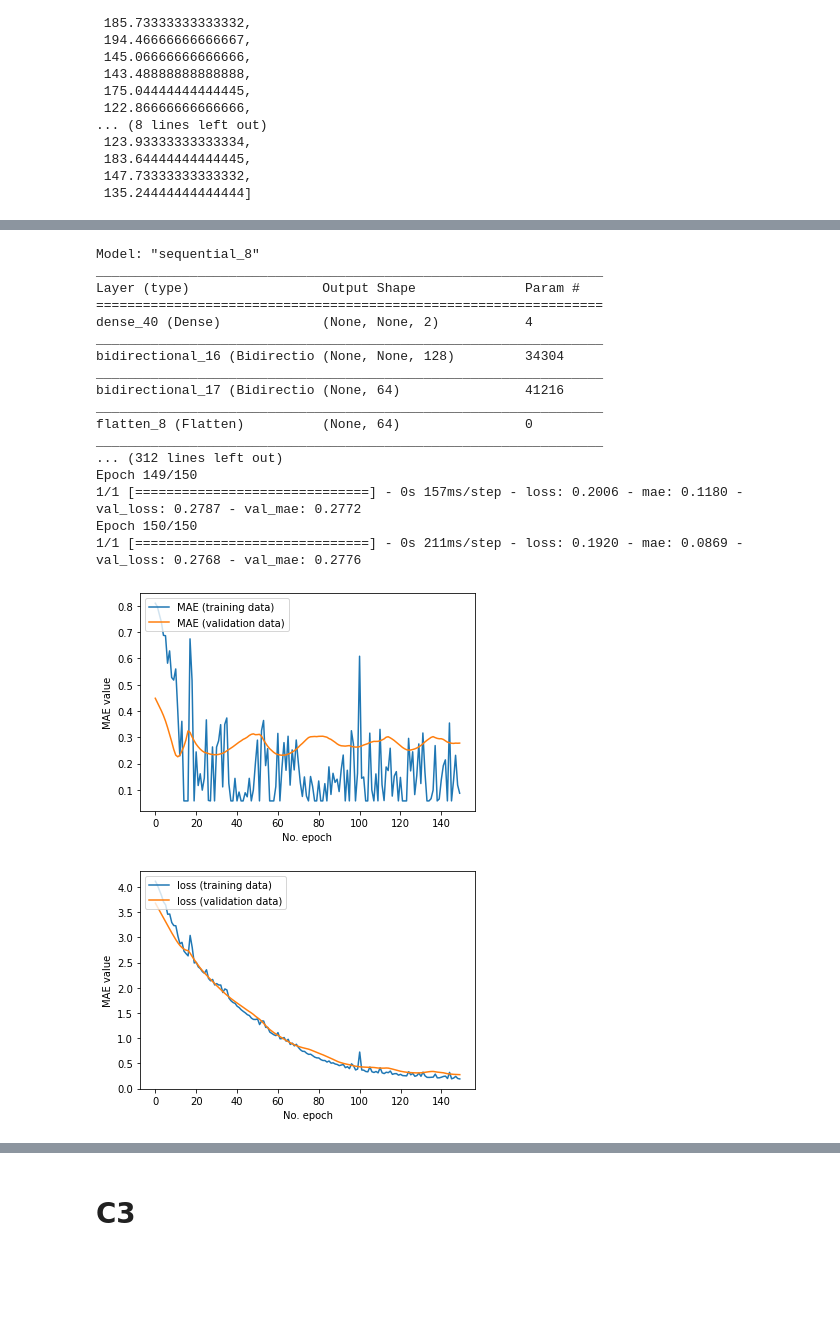
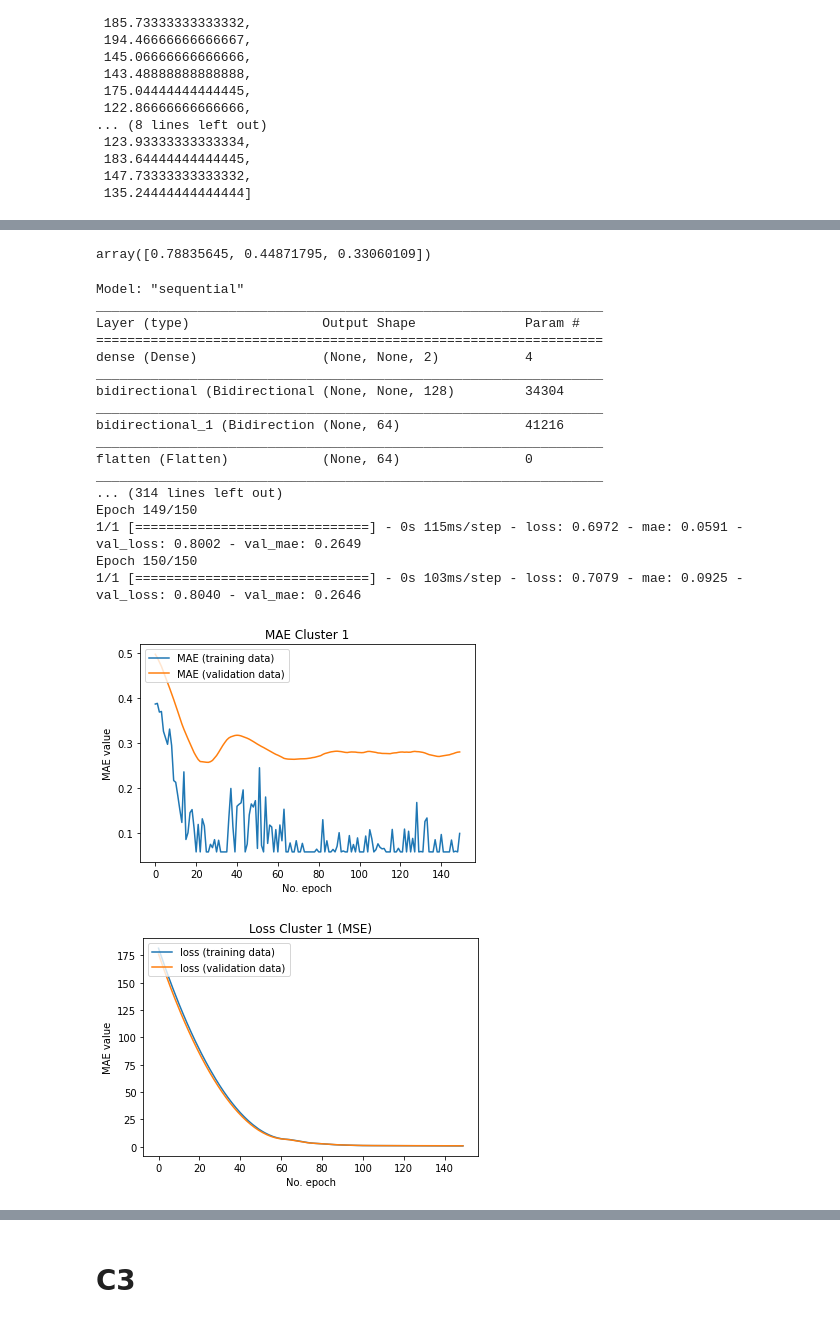
Before and after one commit to IritaSee/product_performance_blstm, a Jupyter notebook: per_cluster.ipynb, the cells around one changed output, grey strips where cells are left out. Cells and saved outputs as stored; diff of their text form; code cells hidden in the pictures; blank space fills up the shorter version.

```diff
--- a/per_cluster.ipynb
+++ b/per_cluster.ipynb
@@ -439,6 +443,10 @@ time_train = time[:-split_time]
 x_train =  series[:-split_time]
 time_valid =  time[-split_time:]
 x_valid =  series[-split_time:]
+# %%
+x_valid
+# %% [output]
+array([0.78835645, 0.44871795, 0.33060109])
 # %%
 #buat data biar dibagi per window, jadi me masang masangkan waktu dan value,
 window_size = 2
@@ -452,15 +460,15 @@ model = tf.keras.Sequential([
         tf.keras.layers.Dense(2, input_shape=[None, 1]),
         tf.keras.layers.Bidirectional(tf.keras.layers.LSTM(64,return_sequences=True)),
         tf.keras.layers.Bidirectional(tf.keras.layers.LSTM(32)),
-        # tf.keras.layers.Bidirectional(tf.keras.layers.LSTM(4)),
+
         tf.keras.layers.Flatten(),
-        #tf.keras.layers.GlobalAveragePooling1D(),
-        tf.keras.layers.Dense(512, activation='relu', kernel_regularizer=tf.keras.regularizers.l1(l1=0.001)),
-        tf.keras.layers.Dropout(0.2),
-        tf.keras.layers.Dense(64, activation='relu', kernel_regularizer=tf.keras.regularizers.l1_l2(l1=0.001, l2=0.001)),
+        tf.keras.layers.Dense(1024, activation='relu'),
+        tf.keras.layers.Dropout(0.5),
+        tf.keras.layers.Dense(512, activation='relu',kernel_regularizer=tf.keras.regularizers.l1(l1=0.01)),
+        tf.keras.layers.Dense(64, activation='relu',kernel_regularizer=tf.keras.regularizers.l1_l2(l1=0.01, l2=0.01)),
         tf.keras.layers.Dense(32, activation='relu'),
         tf.keras.layers.Dropout(0.3),
-        tf.keras.layers.Dense(1)
+        tf.keras.layers.Dense(1, activation='relu')
     ])
 
     #the blstm part
@@ -470,43 +478,45 @@ model.compile(optimizer=tf.keras.optimizers.Adam(),metrics=['mae'],loss='mse')
 model.summary()
 hist=model.fit(valid_set,epochs=150,validation_data=train_set)
 # %% [output]
-Model: "sequential_8"
+Model: "sequential"
 _________________________________________________________________
 Layer (type)                 Output Shape              Param #
 =================================================================
-dense_40 (Dense)             (None, None, 2)           4
+dense (Dense)                (None, None, 2)           4
 _________________________________________________________________
-bidirectional_16 (Bidirectio (None, None, 128)         34304
+bidirectional (Bidirectional (None, None, 128)         34304
 _________________________________________________________________
-bidirectional_17 (Bidirectio (None, 64)                41216
+bidirectional_1 (Bidirection (None, 64)                41216
 _________________________________________________________________
-flatten_8 (Flatten)          (None, 64)                0
+flatten (Flatten)            (None, 64)                0
 _________________________________________________________________
-... (312 lines left out)
+... (314 lines left out)
 Epoch 149/150
-1/1 [==============================] - 0s 157ms/step - loss: 0.2006 - mae: 0.1180 - val_loss: 0.2787 - val_mae: 0.2772
+1/1 [==============================] - 0s 115ms/step - loss: 0.6972 - mae: 0.0591 - val_loss: 0.8002 - val_mae: 0.2649
 Epoch 150/150
-1/1 [==============================] - 0s 211ms/step - loss: 0.1920 - mae: 0.0869 - val_loss: 0.2768 - val_mae: 0.2776
+1/1 [==============================] - 0s 103ms/step - loss: 0.7079 - mae: 0.0925 - val_loss: 0.8040 - val_mae: 0.2646
 # %%
 plt.plot(hist.history['mae'], label='MAE (training data)')
 plt.plot(hist.history['val_mae'], label='MAE (validation data)')
 
+plt.title("MAE Cluster 1")
 plt.ylabel('MAE value')
 plt.xlabel('No. epoch')
 plt.legend(loc="upper left")
 plt.show()
 # %% [output]
-[figure, old version]
+[figure, new version]
 # %%
 plt.plot(hist.history['loss'], label='loss (training data)')
 plt.plot(hist.history['val_loss'], label='loss (validation data)')
 
+plt.title("Loss Cluster 1 (MSE)")
 plt.ylabel('MAE value')
 plt.xlabel('No. epoch')
 plt.legend(loc="upper left")
 plt.show()
 # %% [output]
-[figure, old version]
+[figure, new version]
 # %%
 prediksi=model.predict([21, 22, 23])
 prediksi
```
Also changed, not shown: parts of 53 cells of this notebook, 23 other files.
